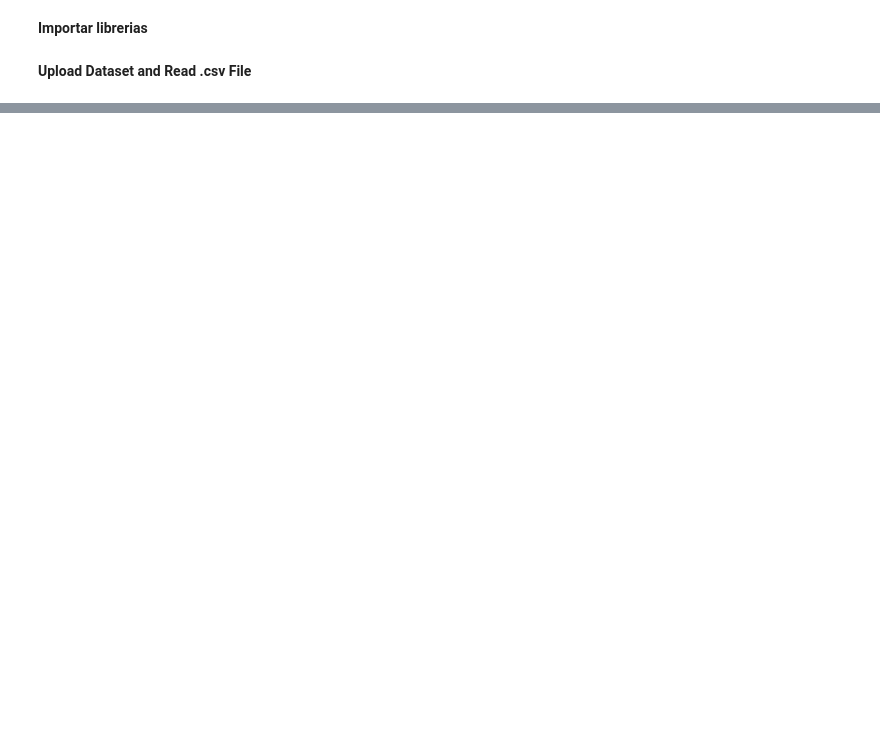
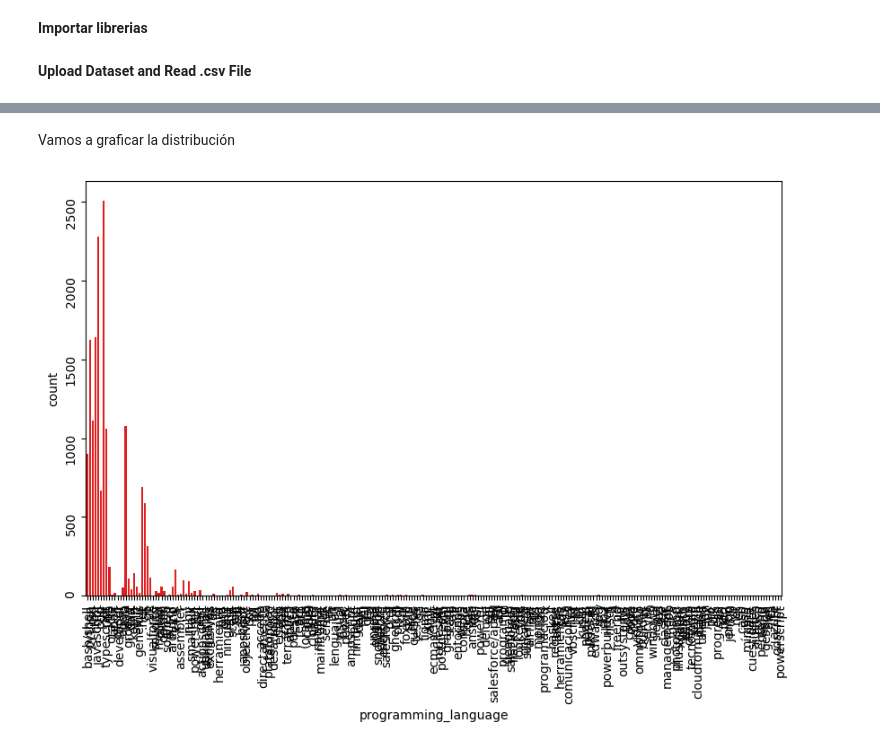
Before and after one commit to hernanmartinezrivero/machine_learning, a Jupyter notebook: Ejercicio01.ipynb, the cells around one changed output, grey strips where cells are left out. Cells and saved outputs as stored; diff of their text form; code cells hidden in the pictures; blank space fills up the shorter version.

```diff
--- a/Ejercicio01.ipynb
+++ b/Ejercicio01.ipynb
@@ -30,0 +130,4 @@ df = pd.read_csv(url)
+# %%
+relevant_columns = ['tools_programming_languages', 'salary_monthly_NETO']
+highest_salary = df['salary_monthly_NETO'].max()
+print('El valor de salario neto más alto es', highest_salary)
@@ -30,0 +173,29 @@ df = pd.read_csv(url)
+# %%
+def split_languages(languages_str):
+  if not isinstance(languages_str, str):
+    return []
+  # Remove 'other' option
+  languages_str = languages_str.lower()\
+    .replace('ninguno de los anteriores', '')
+
+  # Split string into a list of items
+  # Remove spaces and commas for each item
+  return [lang.strip().replace(',', '') for lang in languages_str.split()]
+
+# Create a new column with the list of languages
+df.loc[:, 'cured_programming_languages'] = df.tools_programming_languages\
+  .apply(split_languages)
+if 'cured_programming_languages' not in relevant_columns:
+    relevant_columns.append('cured_programming_languages')
+
+# Duplicate each row of df for each programming language
+# mentioned in the response.
+# We only include in df_lang the columns we are going to analyze later, so we
+# don't duplicate innecesary information.
+df_lang = df.cured_programming_languages\
+    .apply(pd.Series).stack()\
+    .reset_index(level=-1, drop=True).to_frame()\
+    .join(df[relevant_columns])\
+    .rename(columns={0: 'programming_language'})
+
+df_lang[:5]
@@ -30,0 +291,8 @@ df = pd.read_csv(url)
+# %% [markdown]
+Vamos a graficar la distribución
+# %%
+plt.figure(figsize=(10,6))
+seaborn.countplot(x=df_lang.programming_language, color ='red' )
+plt.tick_params(labelrotation=90)
+# %% [output]
+[figure, added]
```
Also changed, not shown: parts of 29 cells of this notebook.
